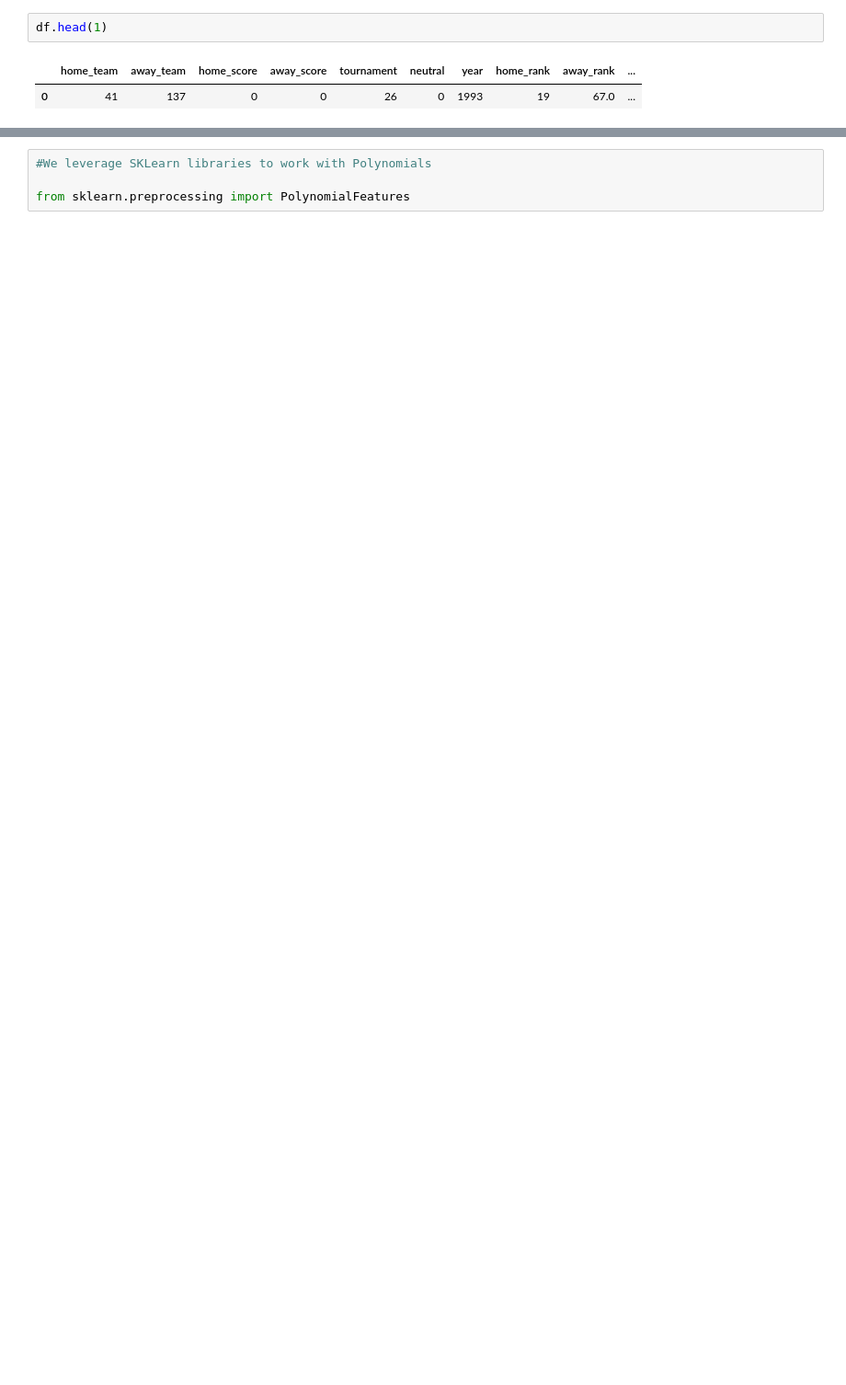
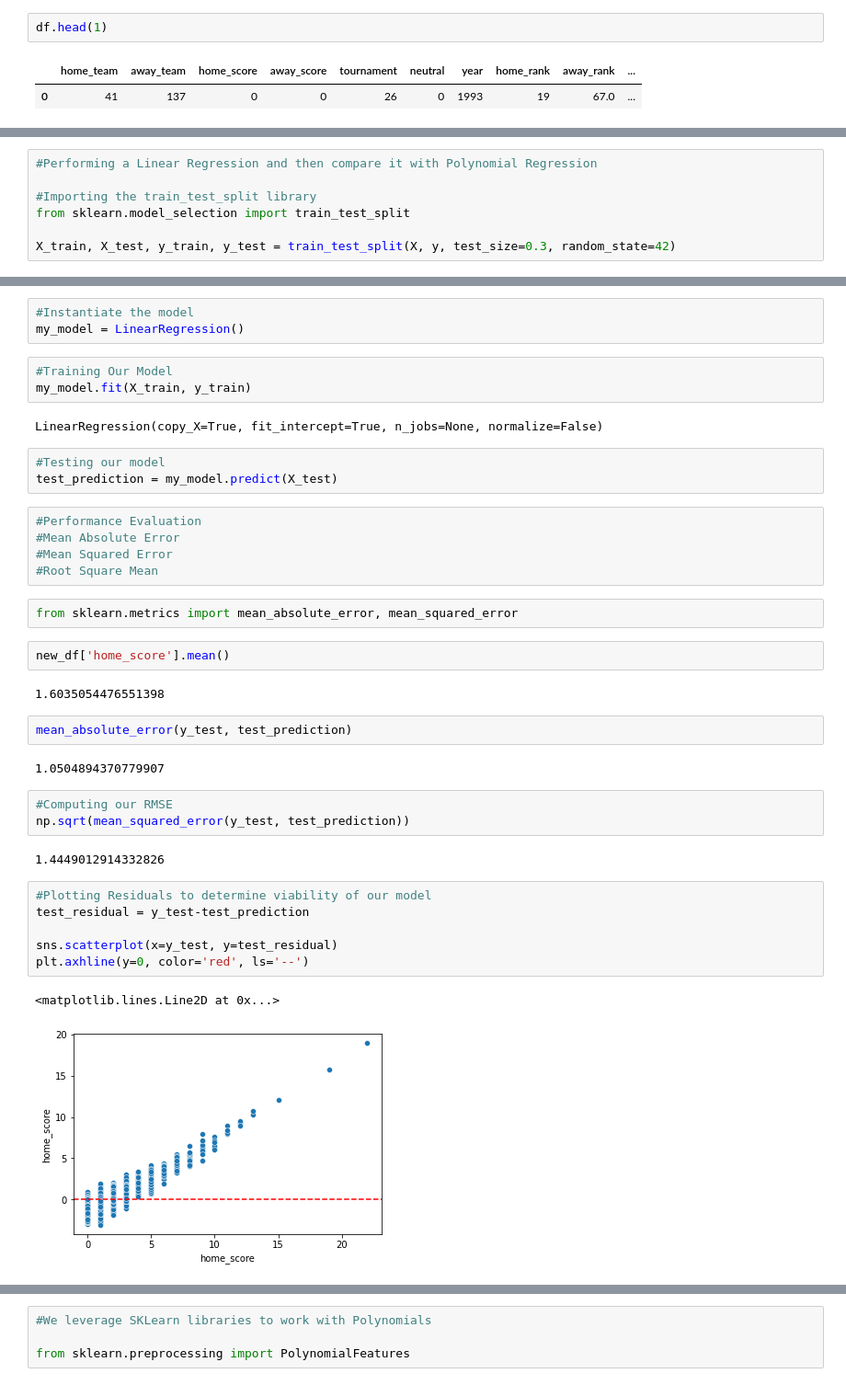
Before and after one commit to Obreintelly/Mchezo_Pesa_Football_Prediction_Analysis, a Jupyter notebook: Mchezo_Pesa_Football_Results_Prediction.ipynb, the cells around one changed output, grey strips where cells are left out. Shown at 92% size. Saved outputs shown, nothing was run; the diff lists cells and outputs as text; blank space fills up the shorter version.

```diff
--- a/Mchezo_Pesa_Football_Results_Prediction.ipynb
+++ b/Mchezo_Pesa_Football_Results_Prediction.ipynb
@@ -1003,0 +1020,7 @@ new_df.shape
+# %%
+#Performing a Linear Regression and then compare it with Polynomial Regression
+
+#Importing the train_test_split library
+from sklearn.model_selection import train_test_split
+
+X_train, X_test, y_train, y_test = train_test_split(X, y, test_size=0.3, random_state=42)
@@ -1003,0 +1037,40 @@ new_df.shape
+# %%
+#Instantiate the model
+my_model = LinearRegression()
+# %%
+#Training Our Model
+my_model.fit(X_train, y_train)
+# %% [output]
+LinearRegression(copy_X=True, fit_intercept=True, n_jobs=None, normalize=False)
+# %%
+#Testing our model
+test_prediction = my_model.predict(X_test)
+# %%
+#Performance Evaluation
+#Mean Absolute Error
+#Mean Squared Error
+#Root Square Mean
+# %%
+from sklearn.metrics import mean_absolute_error, mean_squared_error
+# %%
+new_df['home_score'].mean()
+# %% [output]
+1.6035054476551398
+# %%
+mean_absolute_error(y_test, test_prediction)
+# %% [output]
+1.0504894370779907
+# %%
+#Computing our RMSE
+np.sqrt(mean_squared_error(y_test, test_prediction))
+# %% [output]
+1.4449012914332826
+# %%
+#Plotting Residuals to determine viability of our model
+test_residual = y_test-test_prediction
+
+sns.scatterplot(x=y_test, y=test_residual)
+plt.axhline(y=0, color='red', ls='--')
+# %% [output]
+<matplotlib.lines.Line2D at 0x...>
+[figure, added]
```
Also changed, not shown: parts of 65 cells of this notebook.
